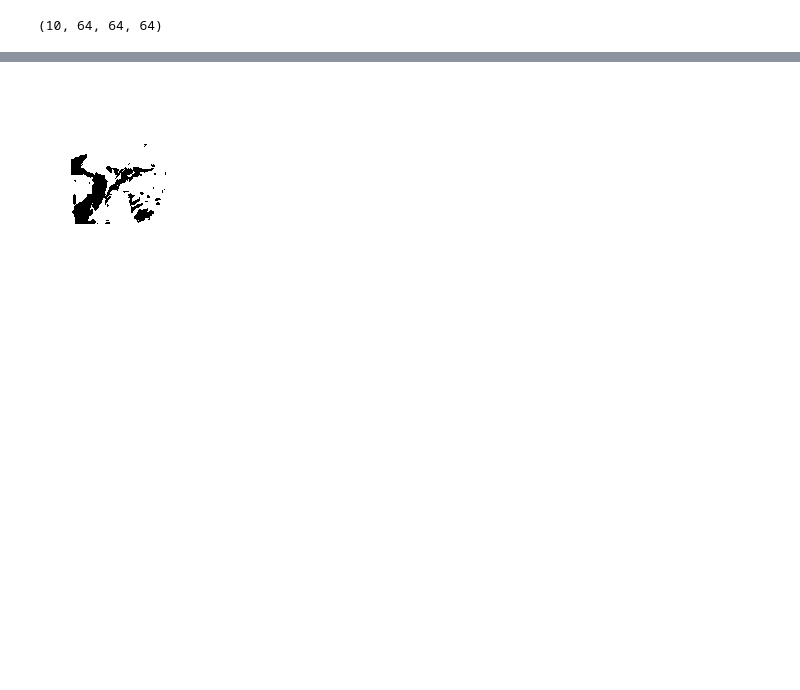
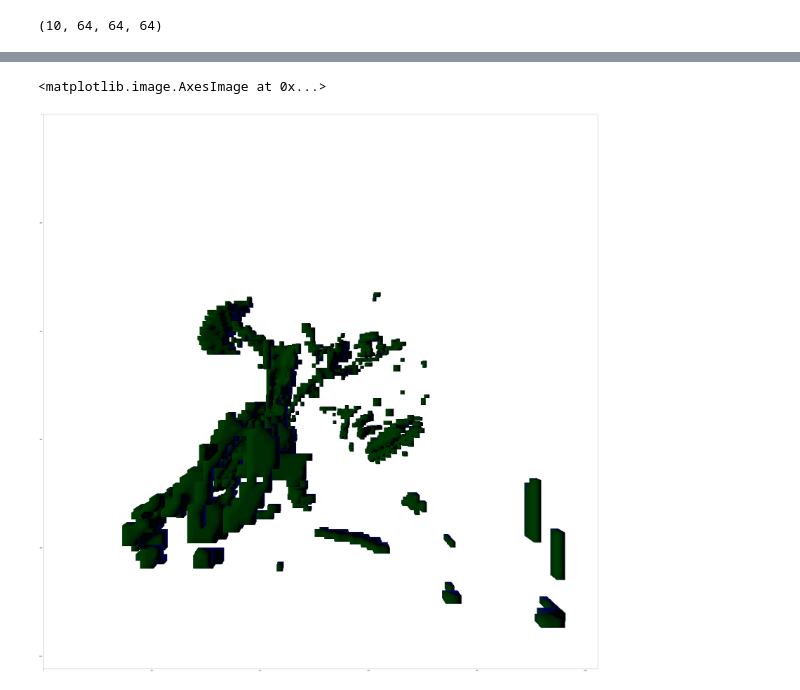
Before and after one commit to buganart/BUGAN, a Jupyter notebook: script_GAN_testing.ipynb, the cells around one changed output, grey strips where cells are left out. Saved outputs shown, nothing was run; the diff lists cells and outputs as text; code cells hidden in the pictures; blank space fills up the shorter version.

Commit message:
fixed camera render problem

```diff
--- a/script_GAN_testing.ipynb
+++ b/script_GAN_testing.ipynb
@@ -420,0 +424,4 @@ mesh1 = mesh_list[0]
+# %%
+vox = sample_tree_array[0] > 0.5
+vox = trimesh.voxel.base.VoxelGrid(trimesh.voxel.encoding.DenseEncoding(vox))
+visual = vox.marching_cubes.visual
@@ -421,3 +432,6 @@ mesh1 = mesh_list[0]
+# %%
+# mesh1 = mesh_list[0]
+mesh1 = vox.as_boxes()
 # %%
 # import meshrender
 # from perception import CameraIntrinsics
@@ -466,39 +466,44 @@ fatal: destination path 'pyrender' already exists and is not an empty directory.
 # %%
-import os
-os.environ["PYOPENGL_PLATFORM"] = "osmesa"
-import numpy as np
-import trimesh
-import pyrender
+#reference: PyrenderOSMesaSample.ipynb
 
 # Load the FUZE bottle trimesh and put it in a scene
 mesh = pyrender.Mesh.from_trimesh(mesh1)
 scene = pyrender.Scene()
 scene.add(mesh)
 
+mesh_pos = mesh.bounds[1]   #mesh_pos shape (3,)
+
 # Set up the camera -- z-axis away from the scene, x-axis right, y-axis up
-camera = pyrender.PerspectiveCamera(yfov=np.pi / 3.0)
+camera = pyrender.PerspectiveCamera(yfov= 1/2 * np.pi)
 s = np.sqrt(2)/2
-camera_pose = trimesh.transformations.translation_matrix((50,50, 100))
+
+
+camera_pose = trimesh.transformations.translation_matrix((mesh_pos[0]/2, mesh_pos[1]/2,  mesh_pos[2]*1.55))
 scene.add(camera, pose=camera_pose)
 
-# Set up the light -- a single spot light in the same spot as the camera
-light = pyrender.SpotLight(color=[0,255,0], intensity=1.0,
-                               innerConeAngle=np.pi/16.0)
-scene.add(light, pose=camera_pose)
+# Set up the light
+light = pyrender.DirectionalLight(color=(0,0,255), intensity=1, name="main_light")
+scene.add(light, pose=trimesh.transformations.rotation_matrix(2.5 / 6 * (2*np.pi), (0,1,0)))
+
+light2 = pyrender.DirectionalLight(color=(0,255,0), intensity=0.5, name="second_light")
+scene.add(light2, pose=trimesh.transformations.rotation_matrix(5 / 6 * (2*np.pi), (0,1,0)))
 
 # Render the scene
-r = pyrender.OffscreenRenderer(1080, 960)
+r = pyrender.OffscreenRenderer(1024, 1024)
 color, depth = r.render(scene)
 
 # Show the images
-import matplotlib.pyplot as plt
-plt.figure()
-plt.subplot(1,2,1)
-plt.axis('off')
-plt.imshow(color)
+
+# plt.figure()
+# plt.subplot(1,2,1)
+# plt.axis('off')
+# plt.imshow(color)
 # plt.subplot(1,2,2)
 # plt.axis('off')
 # plt.imshow(depth, cmap=plt.cm.gray_r)
-plt.show()
+# plt.show()
+plt.figure(figsize=(80,80))
+plt.imshow(color)
 # %% [output]
+<matplotlib.image.AxesImage at 0x...>
-[figure, old version]
+[figure, new version]
```
Also changed, not shown: parts of 8 cells of this notebook.
